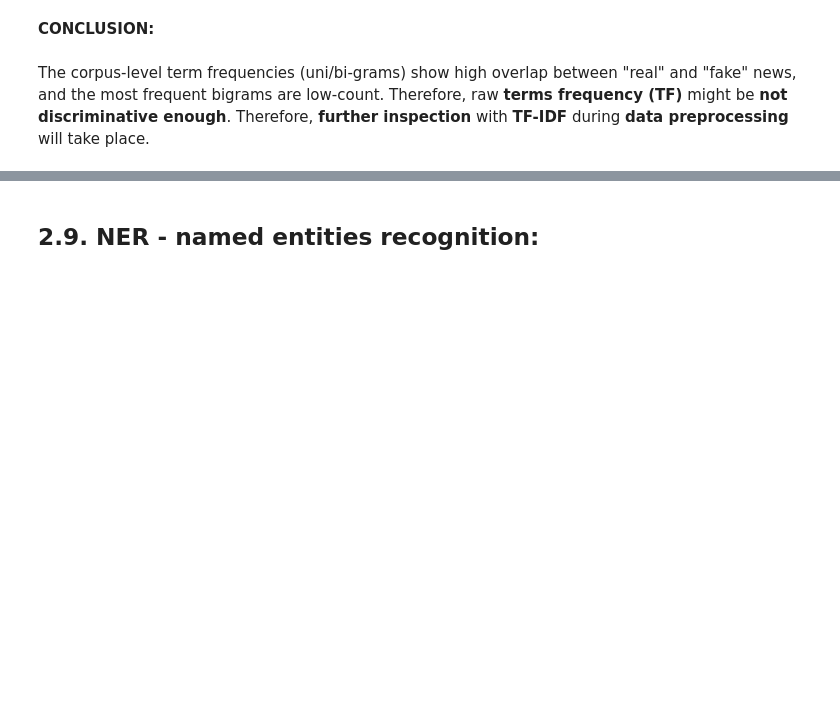
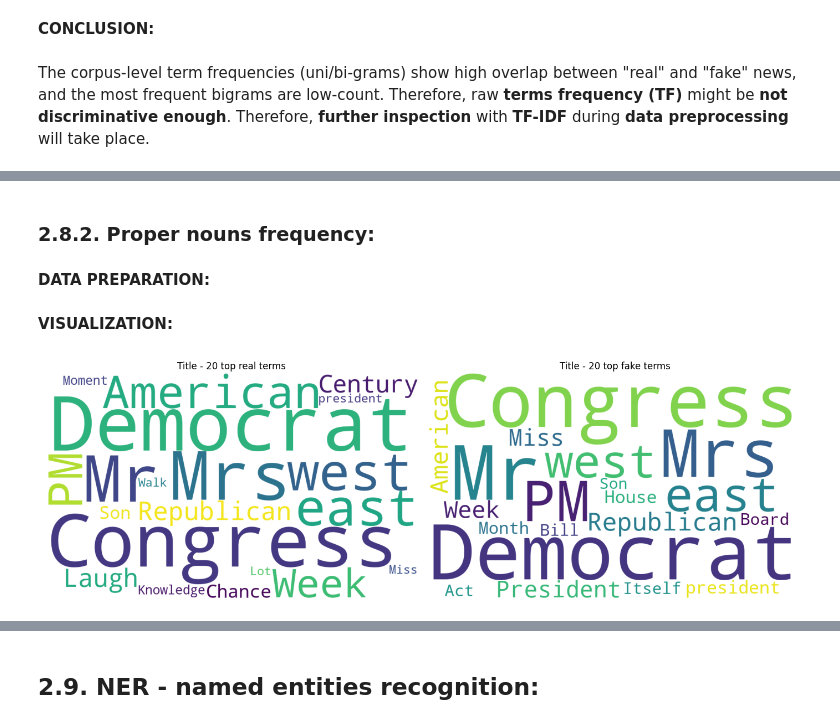
Before and after one commit to BenoitLoze1977/34.4_capstonethree_fakenewsdetection, a Jupyter notebook: notebooks/CapstoneThree_DataWrangling_EDA.ipynb, the cells around one changed output, grey strips where cells are left out. Saved outputs shown, nothing was run; the diff lists cells and outputs as text; code cells hidden in the pictures; blank space fills up the shorter version.

```diff
--- a/notebooks/CapstoneThree_DataWrangling_EDA.ipynb
+++ b/notebooks/CapstoneThree_DataWrangling_EDA.ipynb
@@ -995,0 +1092,16 @@ fake_dfreq = propn_docfreq(df.loc[df["label"]=="fake", "text"])
+# %%
+propn_title_r, noun_title_r = PROPN_NOUN_ratios(real_title_original)
+propn_text_r, noun_text_r = PROPN_NOUN_ratios(real_text_original)
+propn_title_f, noun_title_f = PROPN_NOUN_ratios(fake_title_original)
+propn_text_f, noun_text_f = PROPN_NOUN_ratios(fake_text_original)
+# %%
+ratios = [propn_title_r, noun_title_r, propn_text_r, noun_text_r, propn_title_f, noun_title_f, propn_text_f, noun_text_f]
+keys = ["propn_title_r", "noun_title_r", "propn_text_r", "noun_text_r", "propn_title_f", "noun_title_f", "propn_text_f", "noun_text_f"]
+
+ratios_avg = []
+for r in ratios:
+    avg = round(np.mean(r), 2)
+    ratios_avg.append(avg)
+
+ratios_avg_dict = dict(zip(keys, ratios_avg))
+print(ratios_avg_dict)
@@ -995,0 +1114,22 @@ fake_dfreq = propn_docfreq(df.loc[df["label"]=="fake", "text"])
+# %% [markdown]
+### 2.8.2. Proper nouns frequency:
+# %% [markdown]
+**DATA PREPARATION:**
+# %%
+series_original = [real_title_original, fake_title_original, real_text_original, fake_text_original]
+series_original_keys = ["real_title_original", "fake_title_original", "real_text_original", "fake_text_original"]
+# %%
+series_original_results = []
+
+for s in series_original:
+    r = PROPN_frequency(s)
+    series_original_results.append(r)
+
+so_propn_freq = dict(zip(series_original_keys, series_original_results))
+# print(so_propn_freq)
+# %% [markdown]
+**VISUALIZATION:**
+# %%
+wordcloud_plot(so_propn_freq["real_title_original"].to_frame("real"), so_propn_freq["fake_title_original"].to_frame("fake"), "title", 20)
+# %% [output]
+[figure, added]
```
Also changed, not shown: parts of 64 cells of this notebook, 2 other files.
